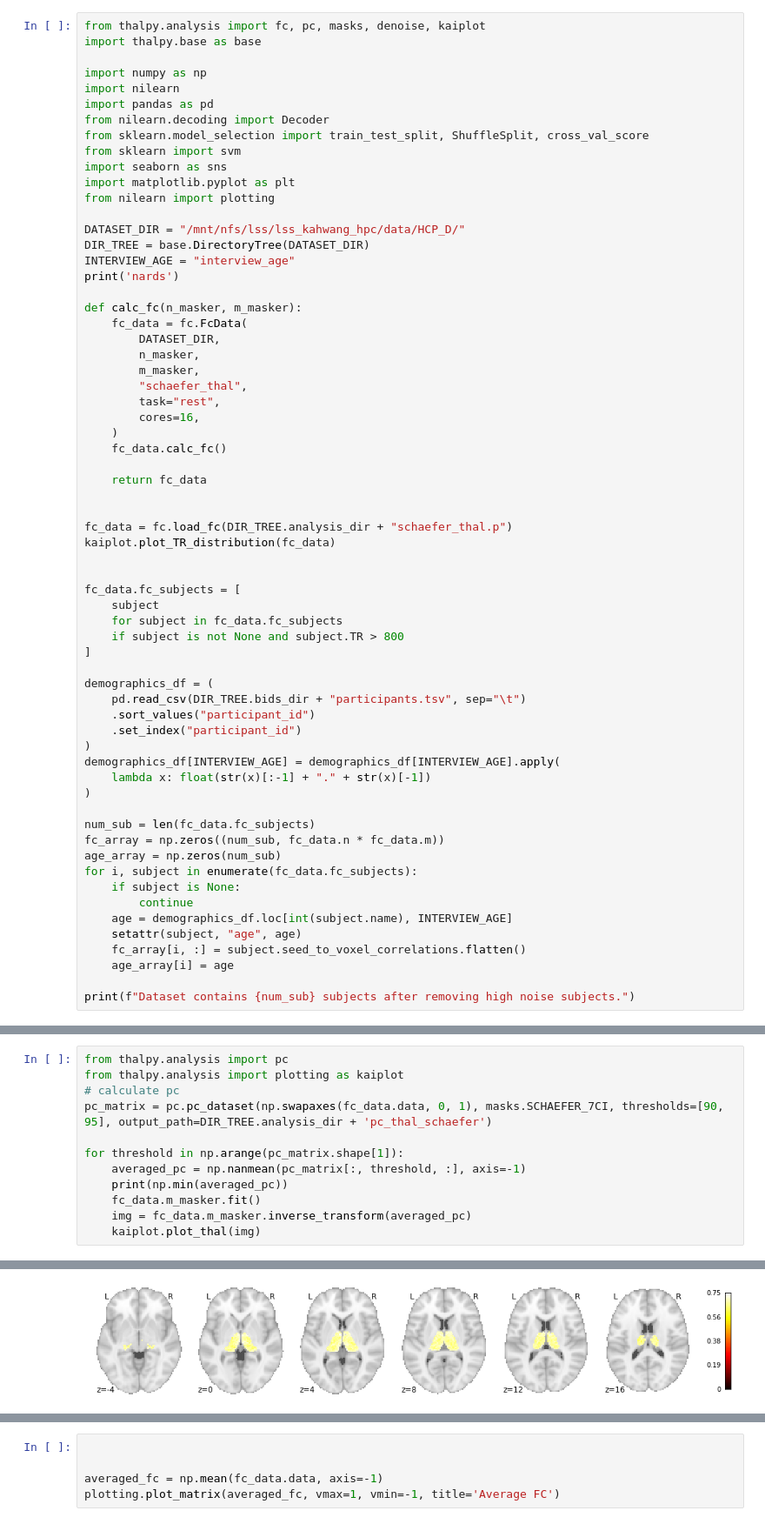
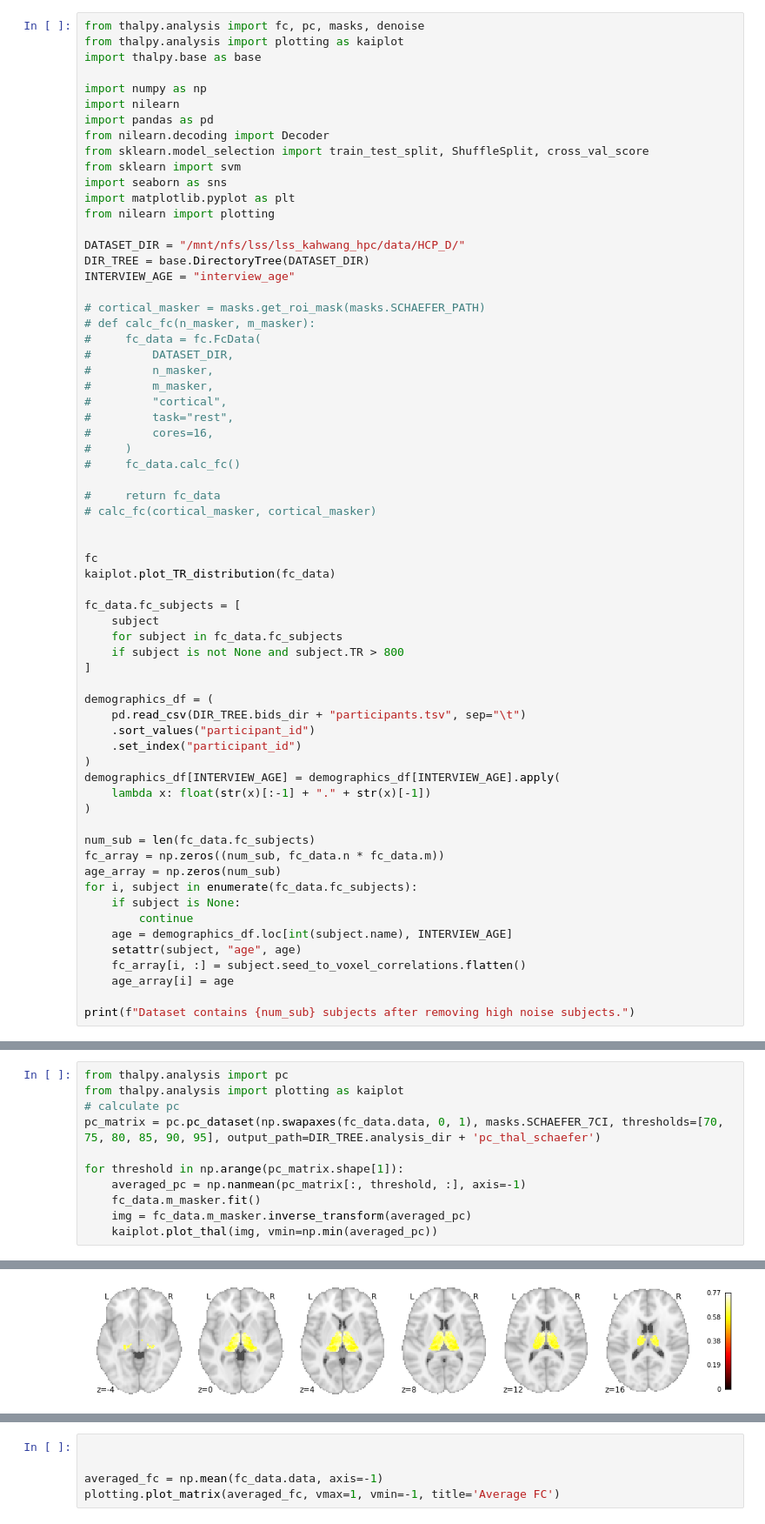
Before and after one commit to HwangLabNeuroCogDynamics/hcp_d, a Jupyter notebook: ml.ipynb, the cells around one changed output, grey strips where cells are left out. Shown at 87% size. Saved outputs shown, nothing was run; the diff lists cells and outputs as text.

```diff
--- a/ml.ipynb
+++ b/ml.ipynb
@@ -1,5 +1,6 @@
 # %%
-from thalpy.analysis import fc, pc, masks, denoise, kaiplot
+from thalpy.analysis import fc, pc, masks, denoise
+from thalpy.analysis import plotting as kaiplot
 import thalpy.base as base
 
 import numpy as np
@@ -15,25 +16,25 @@ from nilearn import plotting
 DATASET_DIR = "/mnt/nfs/lss/lss_kahwang_hpc/data/HCP_D/"
 DIR_TREE = base.DirectoryTree(DATASET_DIR)
 INTERVIEW_AGE = "interview_age"
-print('nards')
 
-def calc_fc(n_masker, m_masker):
-    fc_data = fc.FcData(
-        DATASET_DIR,
-        n_masker,
-        m_masker,
-        "schaefer_thal",
-        task="rest",
-        cores=16,
-    )
-    fc_data.calc_fc()
+# cortical_masker = masks.get_roi_mask(masks.SCHAEFER_PATH)
+# def calc_fc(n_masker, m_masker):
+#     fc_data = fc.FcData(
+#         DATASET_DIR,
+#         n_masker,
+#         m_masker,
+#         "cortical",
+#         task="rest",
+#         cores=16,
+#     )
+#     fc_data.calc_fc()
 
-    return fc_data
+#     return fc_data
+# calc_fc(cortical_masker, cortical_masker)
 
 
-fc_data = fc.load_fc(DIR_TREE.analysis_dir + "schaefer_thal.p")
+fc
 kaiplot.plot_TR_distribution(fc_data)
-
 
 fc_data.fc_subjects = [
     subject
@@ -69,12 +70,11 @@ Dataset contains 419 subjects after removing high noise subjects.
 from thalpy.analysis import pc
 from thalpy.analysis import plotting as kaiplot
 # calculate pc
-pc_matrix = pc.pc_dataset(np.swapaxes(fc_data.data, 0, 1), masks.SCHAEFER_7CI, thresholds=[90, 95], output_path=DIR_TREE.analysis_dir + 'pc_thal_schaefer')
+pc_matrix = pc.pc_dataset(np.swapaxes(fc_data.data, 0, 1), masks.SCHAEFER_7CI, thresholds=[70, 75, 80, 85, 90, 95], output_path=DIR_TREE.analysis_dir + 'pc_thal_schaefer')
 
 for threshold in np.arange(pc_matrix.shape[1]):
     averaged_pc = np.nanmean(pc_matrix[:, threshold, :], axis=-1)
-    print(np.min(averaged_pc))
     fc_data.m_masker.fit()
     img = fc_data.m_masker.inverse_transform(averaged_pc)
-    kaiplot.plot_thal(img)
+    kaiplot.plot_thal(img, vmin=np.min(averaged_pc))
 # %% [output]
@@ -82 +82 @@ for threshold in np.arange(pc_matrix.shape[1]):
-[figure, old version]
+[figure, new version]
```
Also changed, not shown: parts of 8 cells of this notebook, 5 other files.
